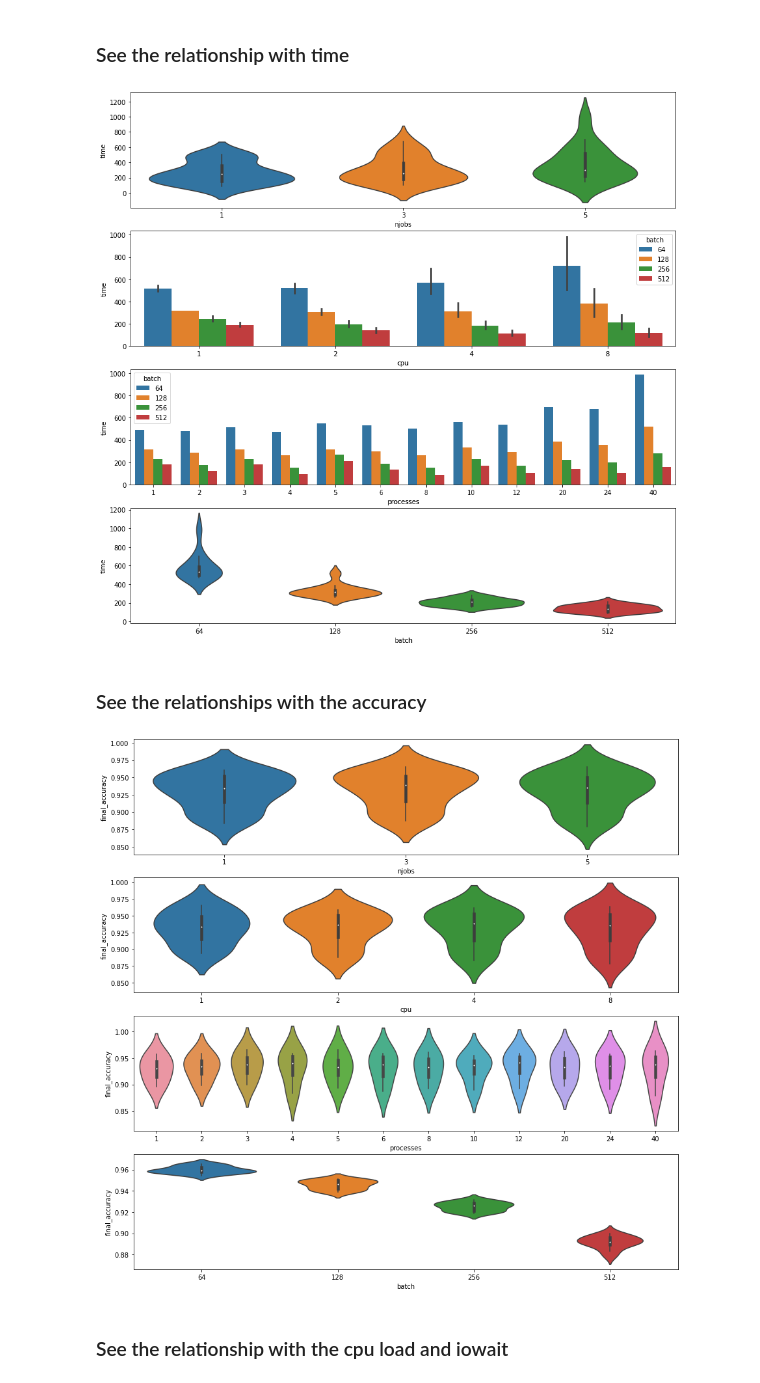
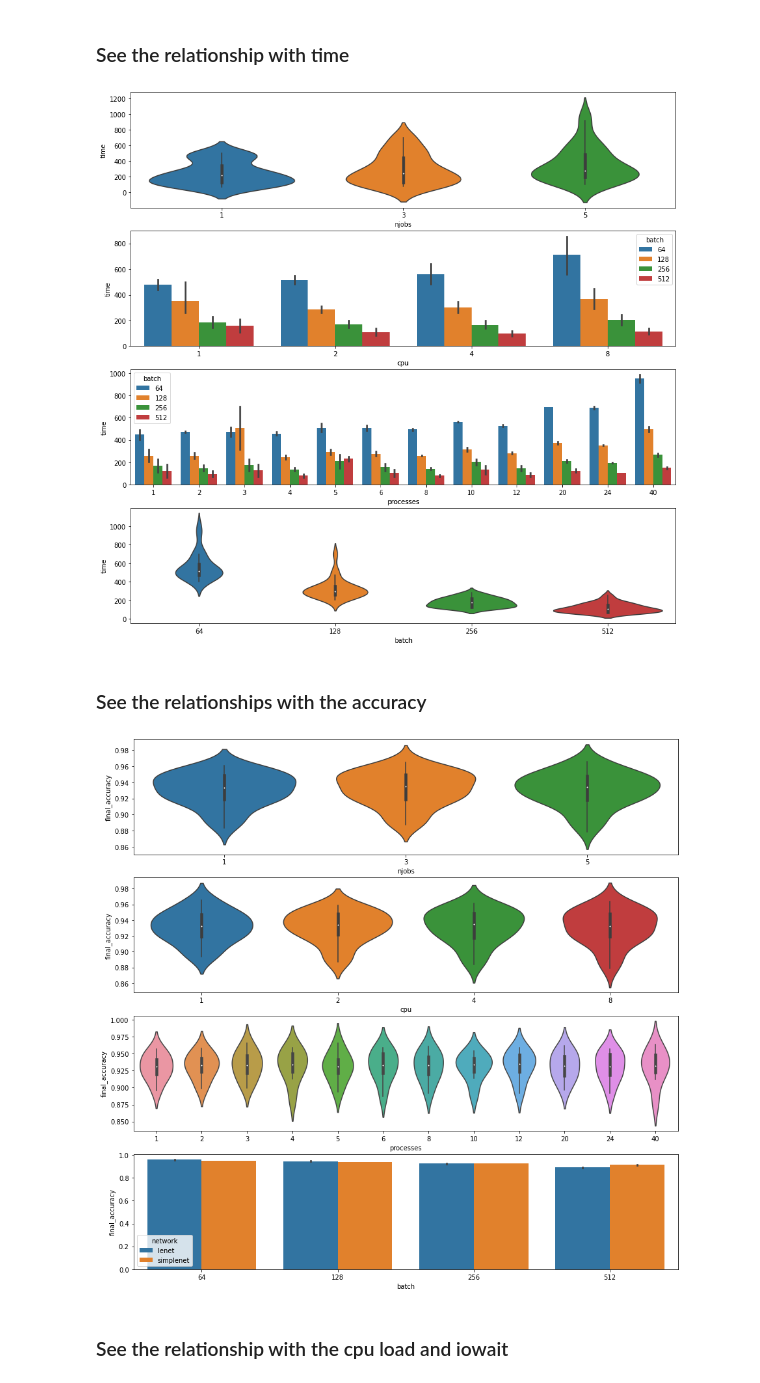
Before and after one commit to sharwinbobde/Courier-BigDL-Study, a Jupyter notebook: experiment-results.ipynb, the cells around one changed output. Cells and saved outputs as stored; diff of their text form; code cells hidden in the pictures.

Commit message:
Addapted the experiments to the new network

```diff
--- a/experiment-results.ipynb
+++ b/experiment-results.ipynb
@@ -72,8 +72,9 @@ def split_name(exp_name: str) -> (int, int, int):
     cpu = int(parts[0].replace('cpu', '').strip())
     batch = int(parts[1].replace('batch', '').strip())
     njobs = int(parts[2].replace('njobs', '').strip())
+    network = str(parts[3])[3:] if len(parts) > 3 else 'lenet'
 
-    return cpu, batch, njobs
+    return cpu, batch, njobs, network
 
 # Read the folder os the master and search for the accuracy to build the dictionary
 # Right now for testing it just has one replication
@@ -91,6 +92,7 @@ results = {
     'cpu': [],
     'batch': [],
     'njobs': [],
+    'network': [],
     'time': [],
     'accuracies':[],
     'final_accuracy': []
@@ -118,11 +120,12 @@ for log in logs:
     # Add the results to the dictionary
     variables = log.split('-')[1:]
     name = '-'.join(variables).replace('.log', '')
-    cpu, batch, njobs = split_name(name)
+    cpu, batch, njobs , network= split_name(name)
     # set all the columns
     results['cpu'].append(cpu)
     results['batch'].append(batch)
     results['njobs'].append(njobs)
+    results['network'].append(network)
     results['accuracies'].append(acc)
     results['time'].append(time)
     results['final_accuracy'].append(acc[-1])
@@ -348,20 +342,20 @@ results_df['processes'] = results_df['cpu'] * results_df['njobs']
 sns.barplot(x='processes', y='time', hue='batch',data=results_df, ax=ax3)
 sns.violinplot(x='batch', y='time', data=results_df, ax=ax4);
 # %% [output]
-[figure, old version]
+[figure, new version]
 # %% [markdown]
 ### See the relationships with the accuracy
 # %%
 fig, (ax1, ax2, ax3, ax4) = plt.subplots(4, figsize=(15,15))
 
 sns.violinplot(x='njobs', y='final_accuracy', data=results_df, ax=ax1)
 sns.violinplot(x='cpu', y='final_accuracy', data=results_df, ax=ax2)
 
 results_df['processes'] = results_df['cpu'] * results_df['njobs']
 sns.violinplot(x='processes', y='final_accuracy', data=results_df, ax=ax3)
-sns.violinplot(x='batch', y='final_accuracy', data=results_df, ax=ax4);
+sns.barplot(x='batch', y='final_accuracy', hue='network', data=results_df, ax=ax4);
 # %% [output]
-[figure, old version]
+[figure, new version]
 # %% [markdown]
 ### See the relationship with the cpu load and iowait
 # %%
```
Also changed, not shown: parts of 18 cells of this notebook.
